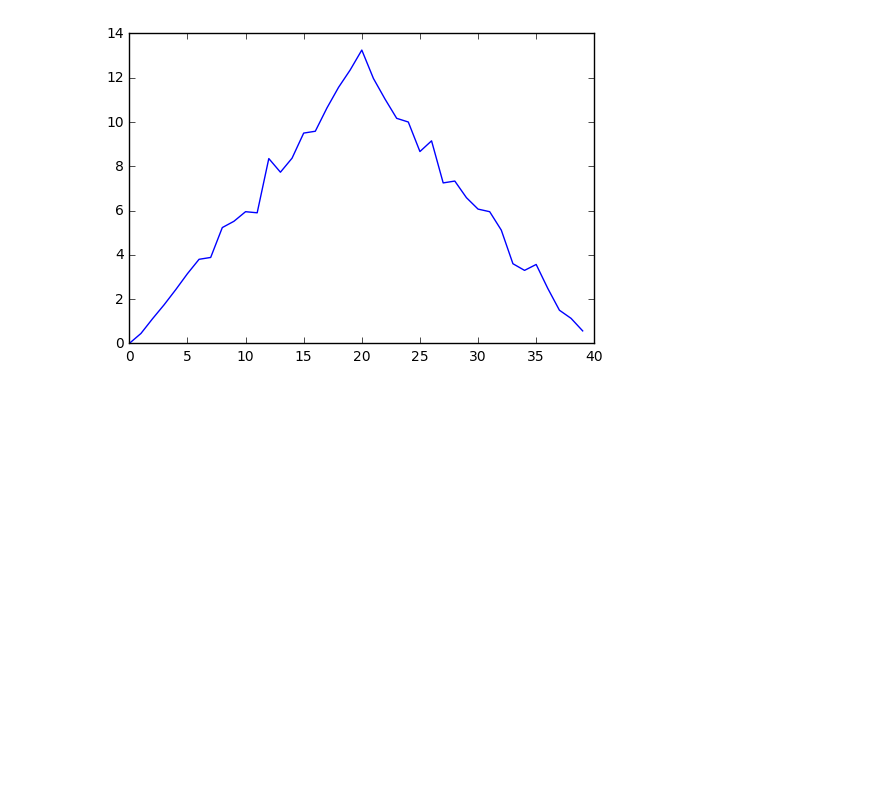
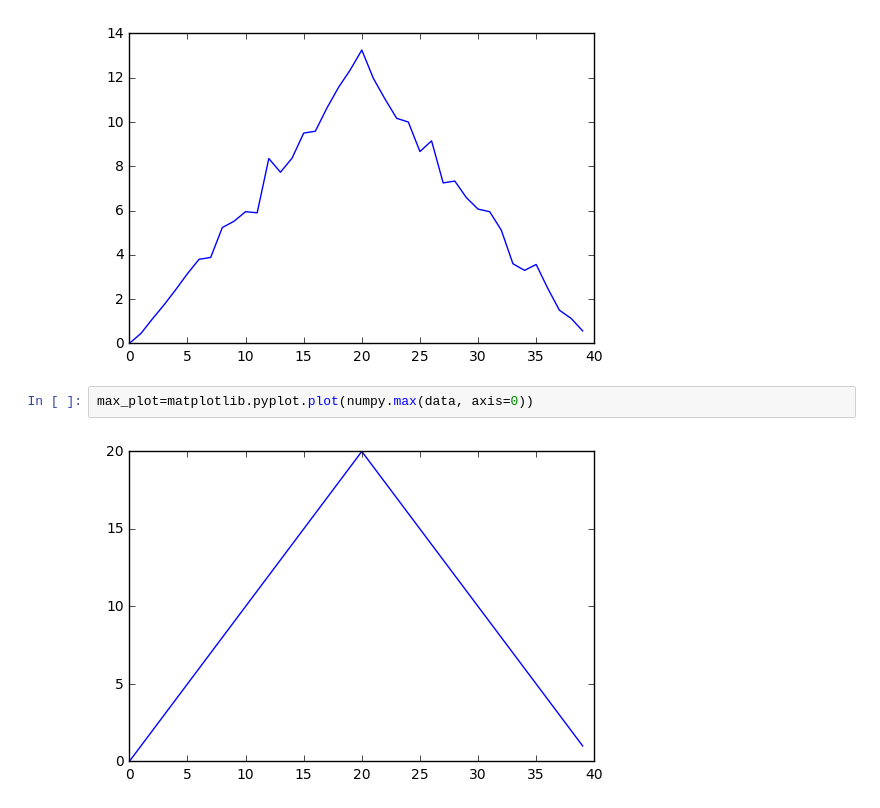
Before and after one commit to YuanwenGuo/notes, a Jupyter notebook: Untitled.ipynb, the cells around one changed output. Drawn from its saved outputs; the diff is of its cells as text; blank space fills up the shorter version.

```diff
--- a/Untitled.ipynb
+++ b/Untitled.ipynb
@@ -171,3 +171,7 @@ ave_inflammation=numpy.mean(data, axis=0)
 ave_plot=matplotlib.pyplot.plot(ave_inflammation)
 # %% [output]
 [figure]
+# %%
+max_plot=matplotlib.pyplot.plot(numpy.max(data, axis=0))
+# %% [output]
+[figure, added]
```
